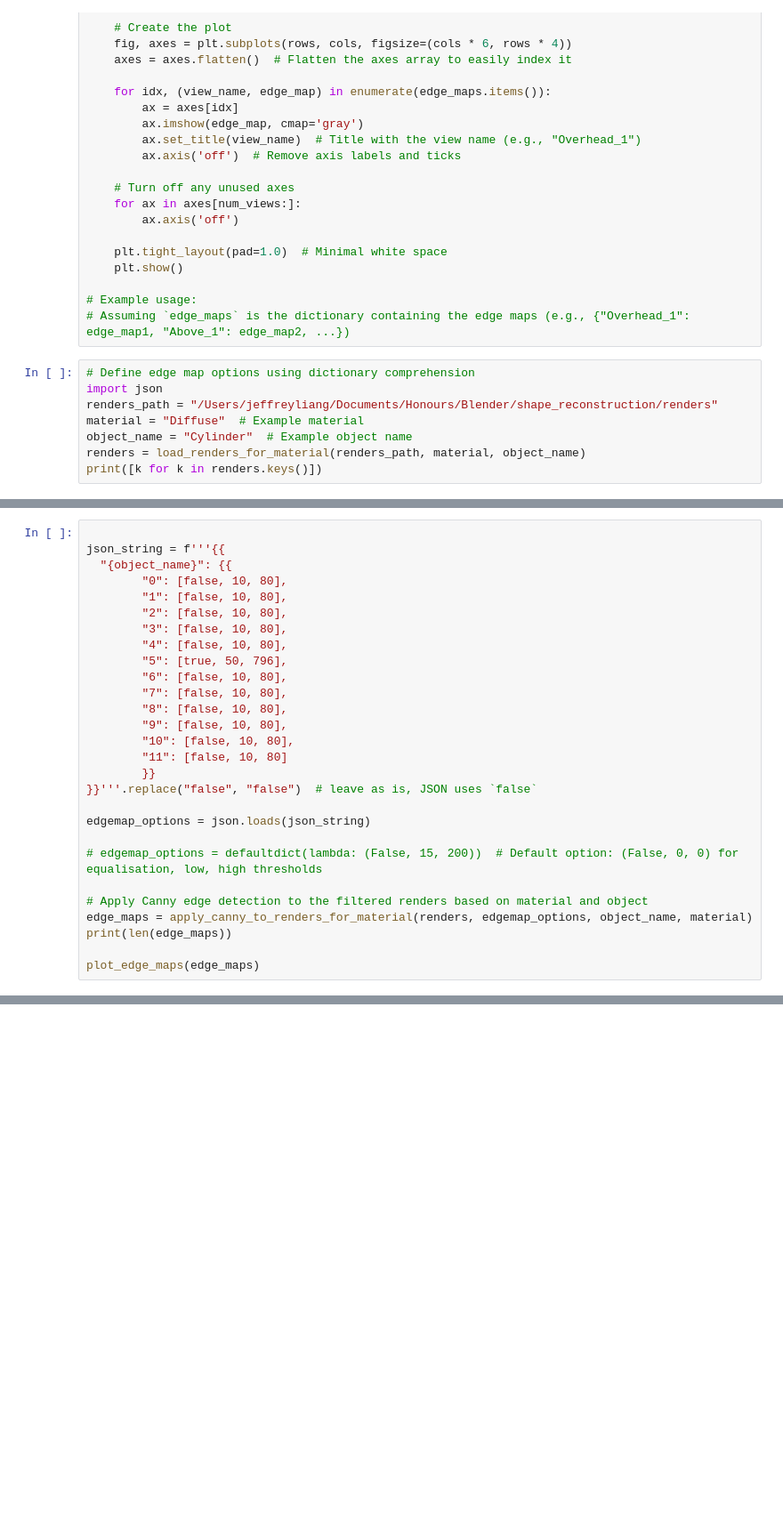
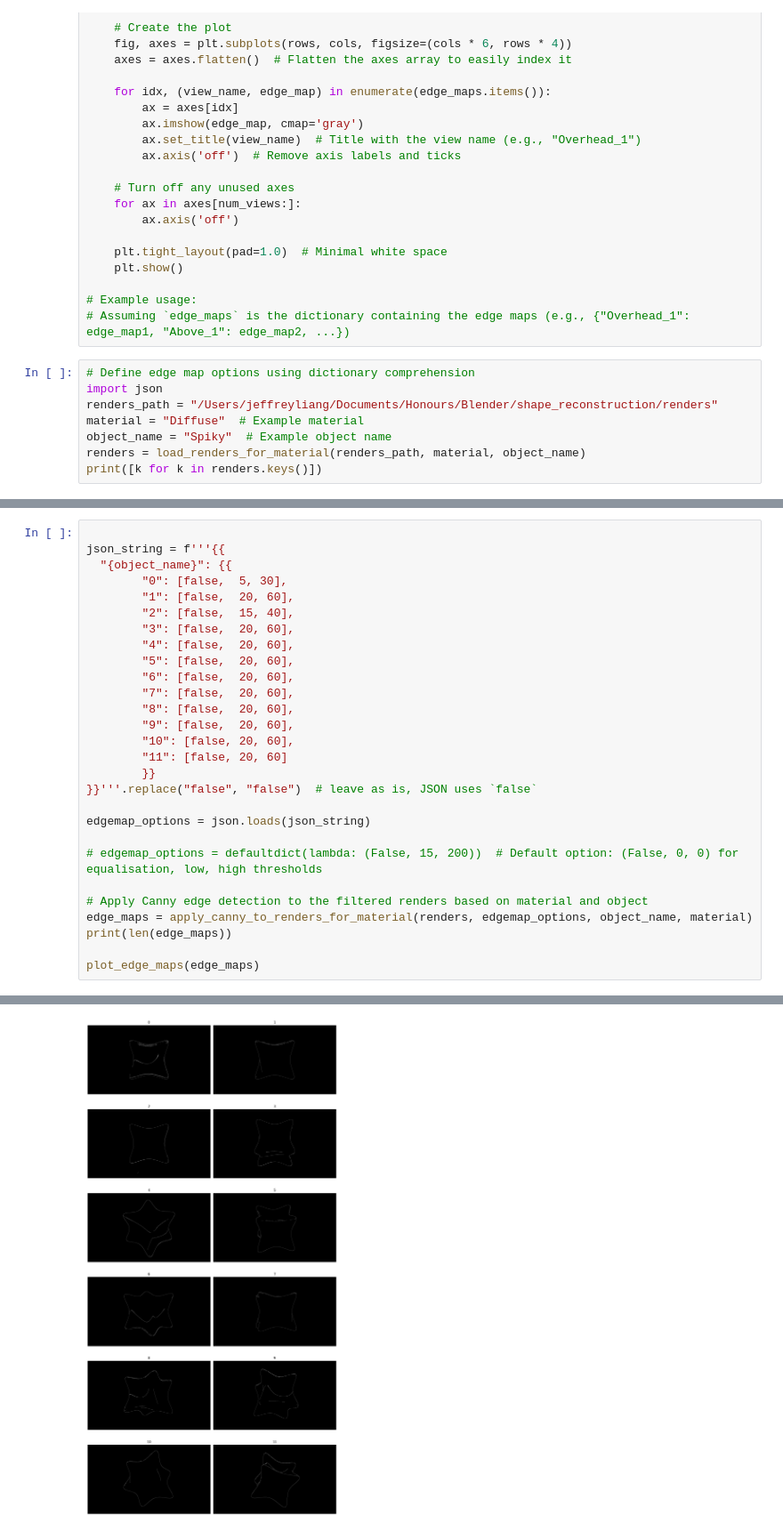
Before and after one commit to jeffreybliang/honours, a Jupyter notebook: src/framework_mesh/edgemap.ipynb, the cells around one changed output, grey strips where cells are left out. Shown at 89% size. Drawn from its saved outputs; the diff is of its cells as text; blank space fills up the shorter version.

```diff
--- a/src/framework_mesh/edgemap.ipynb
+++ b/src/framework_mesh/edgemap.ipynb
@@ -257,6 +257,6 @@ def plot_edge_maps(edge_maps):
 import json
 renders_path = "/Users/jeffreyliang/Documents/Honours/Blender/shape_reconstruction/renders"
 material = "Diffuse"  # Example material
-object_name = "Cylinder"  # Example object name
+object_name = "Spiky"  # Example object name
 renders = load_renders_for_material(renders_path, material, object_name)
 print([k for k in renders.keys()])
@@ -264,18 +266,18 @@ print([k for k in renders.keys()])
 
 json_string = f'''{{
   "{object_name}": {{
-        "0": [false, 10, 80],
-        "1": [false, 10, 80],
-        "2": [false, 10, 80],
-        "3": [false, 10, 80],
-        "4": [false, 10, 80],
-        "5": [true, 50, 796],
-        "6": [false, 10, 80],
-        "7": [false, 10, 80],
-        "8": [false, 10, 80],
-        "9": [false, 10, 80],
-        "10": [false, 10, 80],
-        "11": [false, 10, 80]
+        "0": [false,  5, 30],
+        "1": [false,  20, 60],
+        "2": [false,  15, 40],
+        "3": [false,  20, 60],
+        "4": [false,  20, 60],
+        "5": [false,  20, 60],
+        "6": [false,  20, 60],
+        "7": [false,  20, 60],
+        "8": [false,  20, 60],
+        "9": [false,  20, 60],
+        "10": [false, 20, 60],
+        "11": [false, 20, 60]
         }}
 }}'''.replace("false", "false")  # leave as is, JSON uses `false`
 
@@ -288,3 +290,4 @@ edge_maps = apply_canny_to_renders_for_material(renders, edgemap_options, object
 print(len(edge_maps))
 
 plot_edge_maps(edge_maps)
+# %% [output]
@@ -291,3 +295,4 @@ plot_edge_maps(edge_maps)
+[figure, added]
 # %%
 edgemap_options = {
     "Overhead_0": (True, 15, 250),  # (hist_eq=True, low_thresh=15, high_thresh=250)
```
Also changed, not shown: parts of 2 cells of this notebook, 4 other files.
